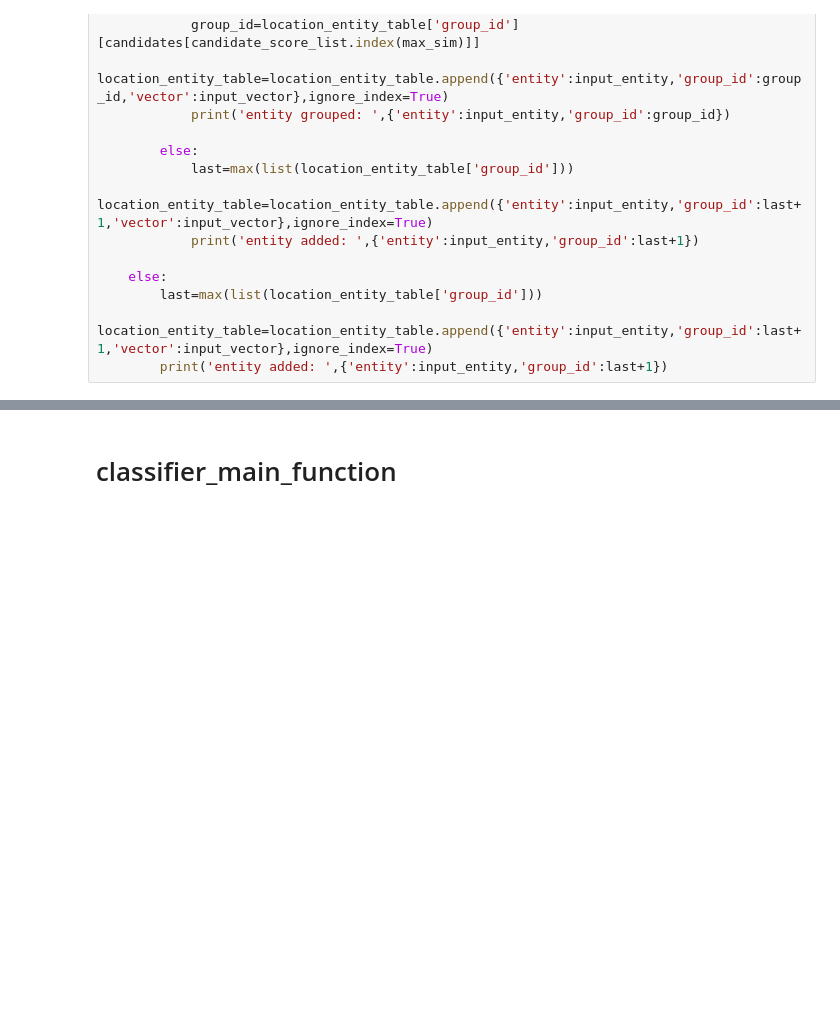
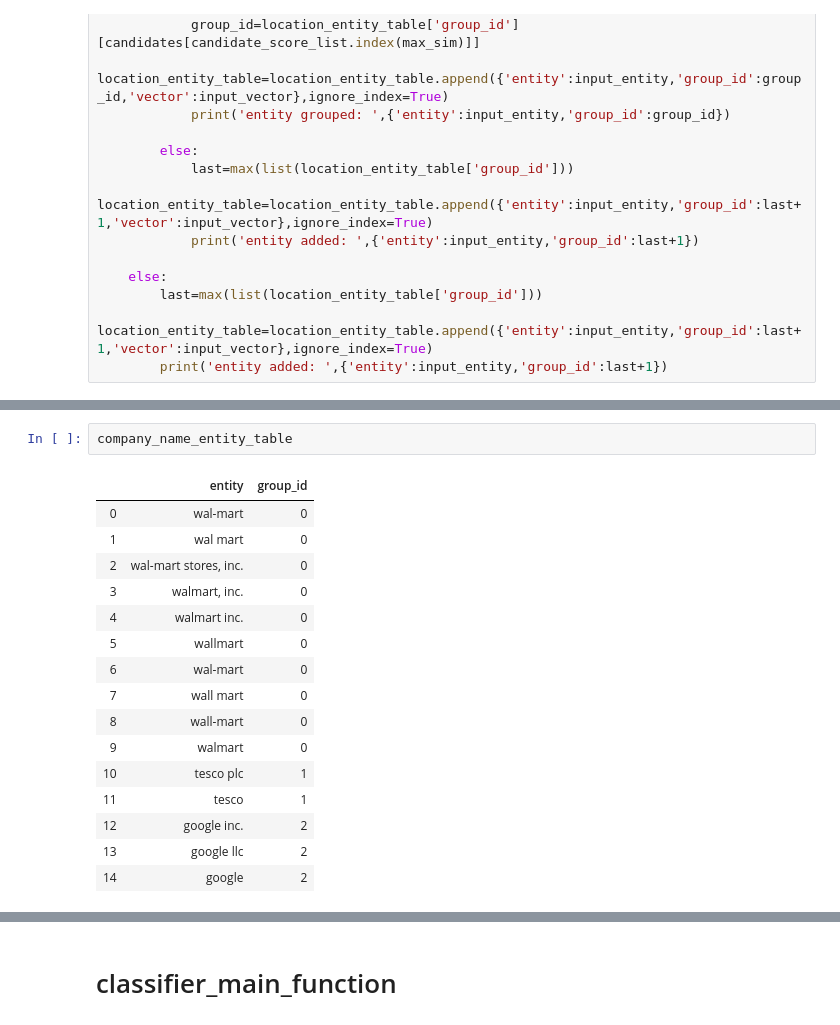
Before and after one commit to priyank9320/nerd_project, a Jupyter notebook: entity_classifier/entity_classifier_lstm.ipynb, the cells around one changed output, grey strips where cells are left out. Cells and saved outputs as stored; diff of their text form; blank space fills up the shorter version.

Commit message:
added the functionality for grouping company names

```diff
--- a/entity_classifier/entity_classifier_lstm.ipynb
+++ b/entity_classifier/entity_classifier_lstm.ipynb
@@ -348,0 +488,19 @@ def location_grouper(input_entity):
+# %%
+company_name_entity_table
+# %% [output]
+|  | entity | group_id |
+| 0 | wal-mart | 0 |
+| 1 | wal mart | 0 |
+| 2 | wal-mart stores, inc. | 0 |
+| 3 | walmart, inc. | 0 |
+| 4 | walmart inc. | 0 |
+| 5 | wallmart | 0 |
+| 6 | wal-mart | 0 |
+| 7 | wall mart | 0 |
+| 8 | wall-mart | 0 |
+| 9 | walmart | 0 |
+| 10 | tesco plc | 1 |
+| 11 | tesco | 1 |
+| 12 | google inc. | 2 |
+| 13 | google llc | 2 |
+| 14 | google | 2 |
```
Also changed, not shown: parts of 15 cells of this notebook.
